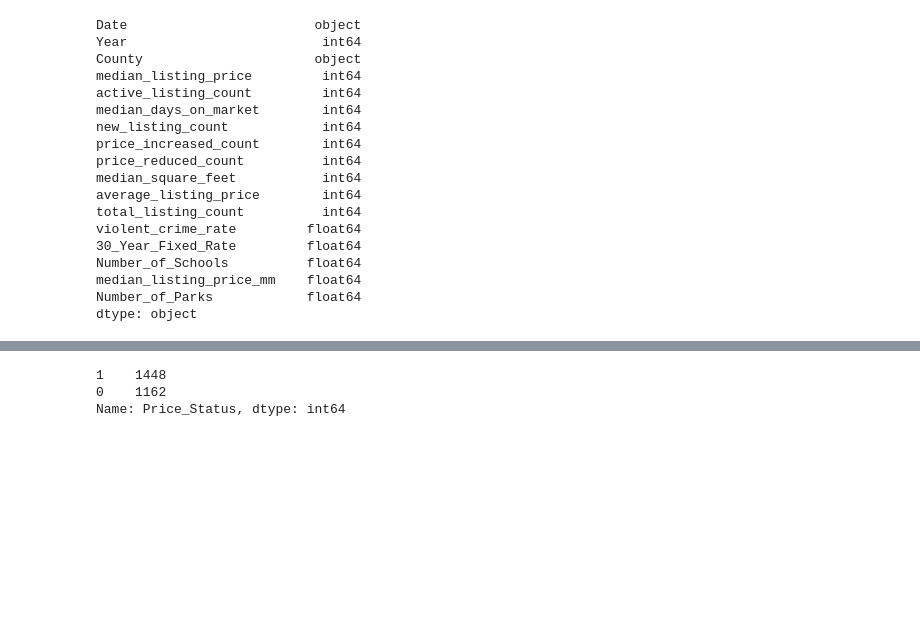
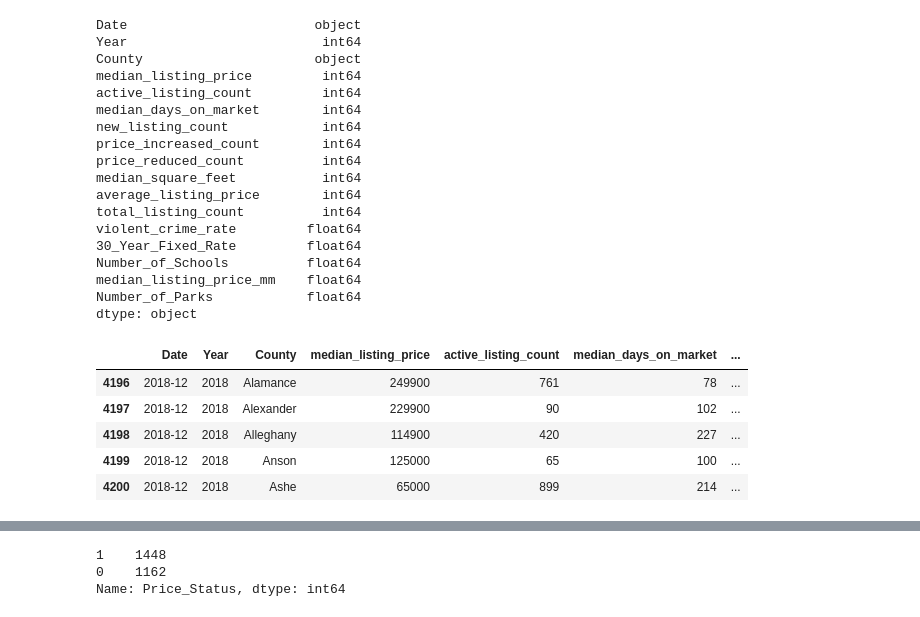
Before and after one commit to ksommerdorf/FinalProject, a Jupyter notebook: rough_draft/ML_week3_Ensemble.ipynb, the cells around one changed output, grey strips where cells are left out. Cells and saved outputs as stored; diff of their text form; code cells hidden in the pictures; blank space fills up the shorter version.

```diff
--- a/ML_week3_Ensemble.ipynb
+++ b/rough_draft/ML_week3_Ensemble.ipynb
@@ -56,3 +56,12 @@ columns = [
      "Price_Status"]
 
 target = ["Price_Status"]
+# %%
+filter_df.head()
+# %% [output]
+|  | Date | Year | County | median_listing_price | active_listing_count | median_days_on_market | ... |
+| 4196 | 2018-12 | 2018 | Alamance | 249900 | 761 | 78 | ... |
+| 4197 | 2018-12 | 2018 | Alexander | 229900 | 90 | 102 | ... |
+| 4198 | 2018-12 | 2018 | Alleghany | 114900 | 420 | 227 | ... |
+| 4199 | 2018-12 | 2018 | Anson | 125000 | 65 | 100 | ... |
+| 4200 | 2018-12 | 2018 | Ashe | 65000 | 899 | 214 | ... |
```
Also changed, not shown: parts of 8 cells of this notebook, 27 other files.
